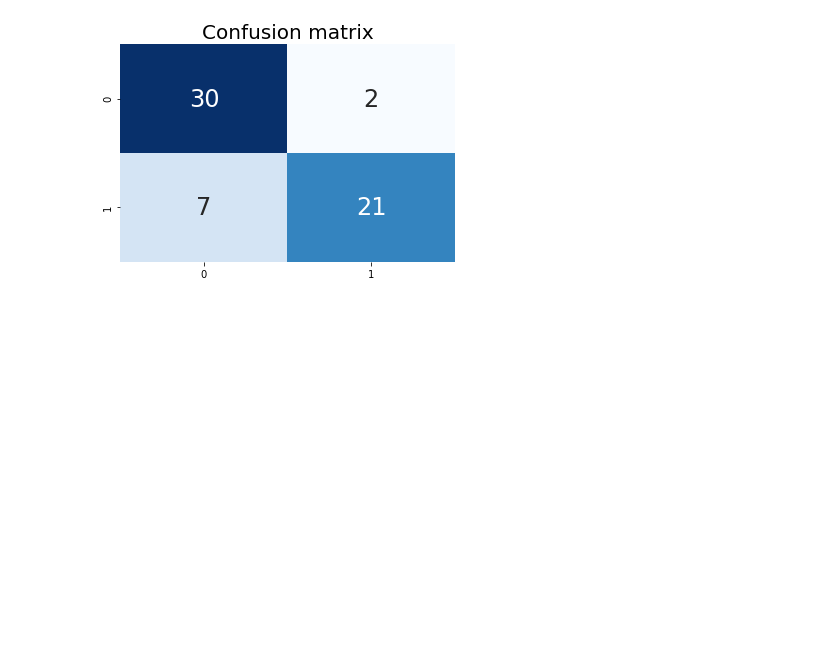
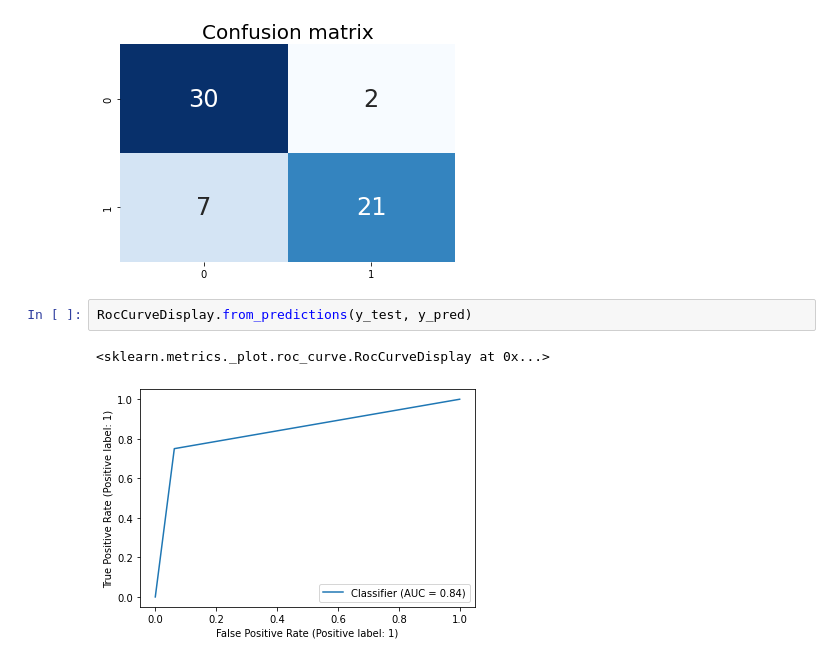
Before and after one commit to made-ml-in-prod-2022/ruslan16bmstu, a Jupyter notebook: notebooks/heart_disease_classification.ipynb, the cells around one changed output. Cells and saved outputs as stored; diff of their text form; blank space fills up the shorter version.

```diff
--- a/notebooks/heart_disease_classification.ipynb
+++ b/notebooks/heart_disease_classification.ipynb
@@ -194,3 +219,8 @@ plt.title("Confusion matrix",fontsize=20)
 plt.show()
 # %% [output]
 [figure]
+# %%
+RocCurveDisplay.from_predictions(y_test, y_pred)
+# %% [output]
+<sklearn.metrics._plot.roc_curve.RocCurveDisplay at 0x...>
+[figure, added]
```
Also changed, not shown: parts of 5 cells of this notebook, 5 other files.
